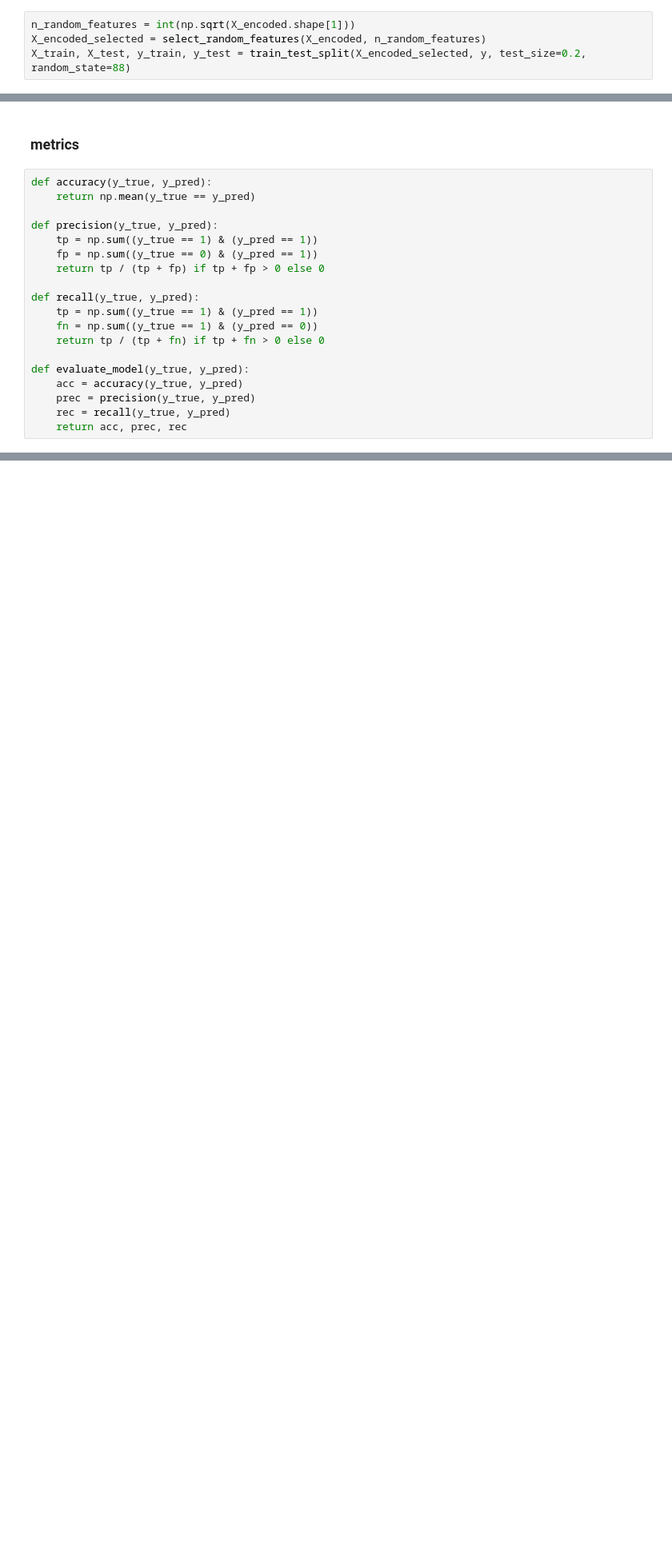
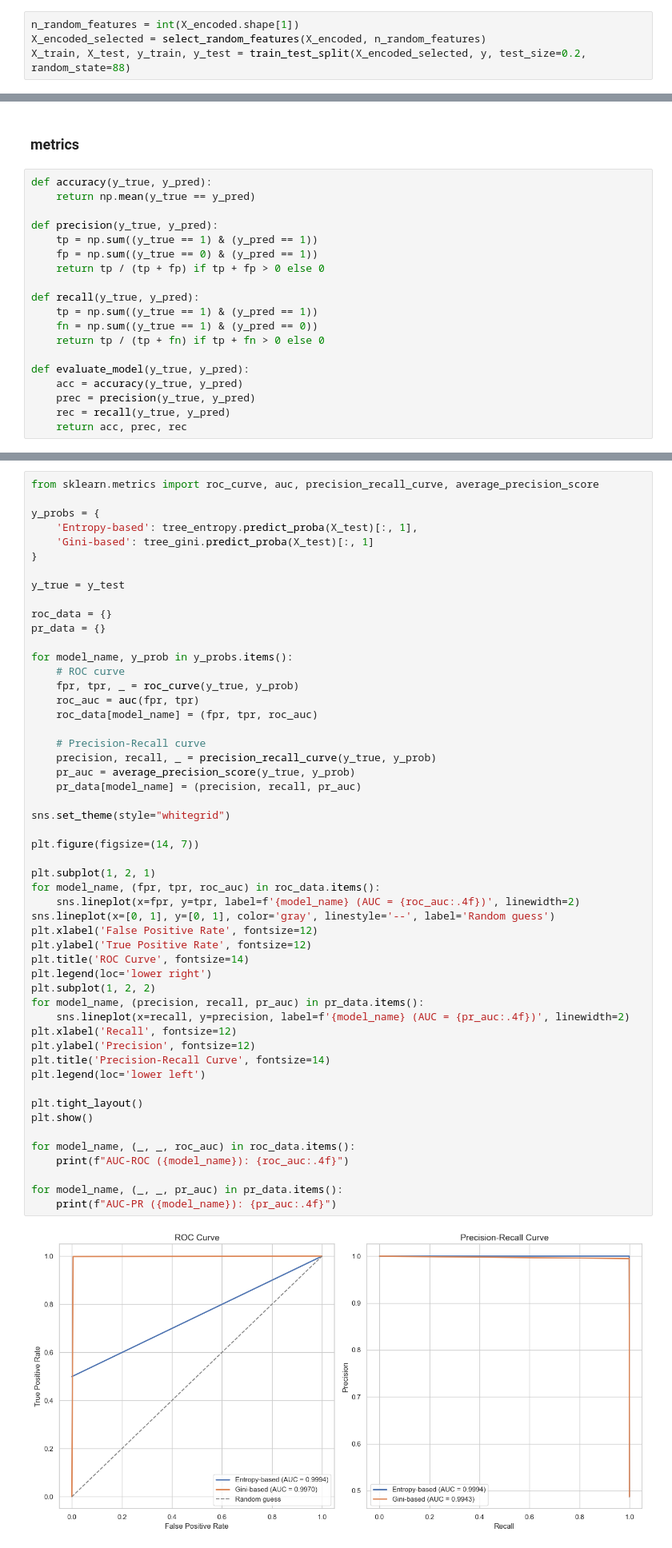
Before and after one commit to 7Kseniya/AI_Systems, a Jupyter notebook: ml_intro/lab5/decision_tree.ipynb, the cells around one changed output, grey strips where cells are left out. Shown at 80% size. Cells and saved outputs as stored; diff of their text form; blank space fills up the shorter version.

```diff
--- a/ml_intro/lab5/decision_tree.ipynb
+++ b/ml_intro/lab5/decision_tree.ipynb
@@ -194,7 +194,7 @@ def select_random_features(X, n_features):
     selected_indices = np.random.choice(X.shape[1], size=n_features, replace=False)
     return X[:, selected_indices]
 # %%
-n_random_features = int(np.sqrt(X_encoded.shape[1]))
+n_random_features = int(X_encoded.shape[1])
 X_encoded_selected = select_random_features(X_encoded, n_random_features)
 X_train, X_test, y_train, y_test = train_test_split(X_encoded_selected, y, test_size=0.2, random_state=88)
 # %%
@@ -393,0 +441,54 @@ print(f'Accuracy: {accuracy:.2f}')
+# %%
+from sklearn.metrics import roc_curve, auc, precision_recall_curve, average_precision_score
+
+y_probs = {
+    'Entropy-based': tree_entropy.predict_proba(X_test)[:, 1],
+    'Gini-based': tree_gini.predict_proba(X_test)[:, 1]
+}
+
+y_true = y_test
+
+roc_data = {}
+pr_data = {}
+
+for model_name, y_prob in y_probs.items():
+    # ROC curve
+    fpr, tpr, _ = roc_curve(y_true, y_prob)
+    roc_auc = auc(fpr, tpr)
+    roc_data[model_name] = (fpr, tpr, roc_auc)
+
+    # Precision-Recall curve
+    precision, recall, _ = precision_recall_curve(y_true, y_prob)
+    pr_auc = average_precision_score(y_true, y_prob)
+    pr_data[model_name] = (precision, recall, pr_auc)
+
+sns.set_theme(style="whitegrid")
+
+plt.figure(figsize=(14, 7))
+
+plt.subplot(1, 2, 1)
+for model_name, (fpr, tpr, roc_auc) in roc_data.items():
+    sns.lineplot(x=fpr, y=tpr, label=f'{model_name} (AUC = {roc_auc:.4f})', linewidth=2)
+sns.lineplot(x=[0, 1], y=[0, 1], color='gray', linestyle='--', label='Random guess')
+plt.xlabel('False Positive Rate', fontsize=12)
+plt.ylabel('True Positive Rate', fontsize=12)
+plt.title('ROC Curve', fontsize=14)
+plt.legend(loc='lower right')
+plt.subplot(1, 2, 2)
+for model_name, (precision, recall, pr_auc) in pr_data.items():
+    sns.lineplot(x=recall, y=precision, label=f'{model_name} (AUC = {pr_auc:.4f})', linewidth=2)
+plt.xlabel('Recall', fontsize=12)
+plt.ylabel('Precision', fontsize=12)
+plt.title('Precision-Recall Curve', fontsize=14)
+plt.legend(loc='lower left')
+
+plt.tight_layout()
+plt.show()
+
+for model_name, (_, _, roc_auc) in roc_data.items():
+    print(f"AUC-ROC ({model_name}): {roc_auc:.4f}")
+
+for model_name, (_, _, pr_auc) in pr_data.items():
+    print(f"AUC-PR ({model_name}): {pr_auc:.4f}")
+# %% [output]
+[figure, added]
```
Also changed, not shown: parts of 12 cells of this notebook, 2 other files.
